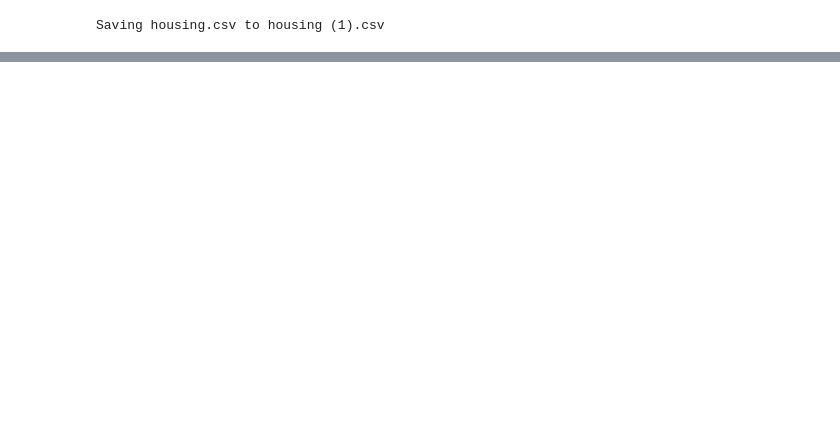
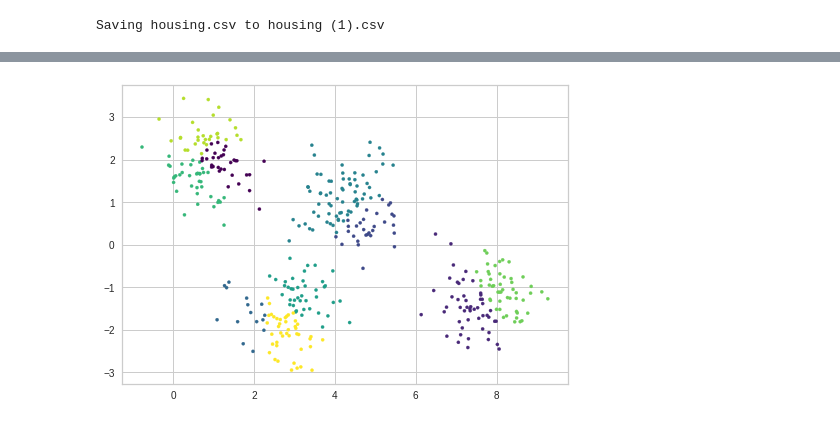
Before and after one commit to champsleague/MachineLearning_Projects, a Jupyter notebook: ML_phw2.ipynb, the cells around one changed output, grey strips where cells are left out. Cells and saved outputs as stored; diff of their text form; code cells hidden in the pictures; blank space fills up the shorter version.

```diff
--- a/ML_phw2.ipynb
+++ b/ML_phw2.ipynb
@@ -102,0 +72,67 @@ df_normalize
+# %%
+import io
+import pandas as pd
+import numpy as np
+from sklearn.preprocessing import MinMaxScaler
+from sklearn.preprocessing import MaxAbsScaler
+from sklearn.preprocessing import StandardScaler
+from sklearn.preprocessing import RobustScaler
+from sklearn import preprocessing
+from sklearn.preprocessing import LabelEncoder
+from sklearn.cluster import KMeans
+import matplotlib.pyplot as plt
+import seaborn as sns
+from sklearn.metrics import silhouette_score
+import sklearn.metrics as metrics
+
+
+df1 = pd.read_csv(io.StringIO(uploaded['housing.csv'].decode('utf-8')))
+del df1['median_house_value']
+df = df1.replace('', np.nan)
+df= df.dropna()
+
+# creating an instance of labelencoder
+labelencoder = LabelEncoder()
+
+# Assigning numerical values and storing it in another column 'ocean_prox_n'
+df['ocean_prox_n'] = labelencoder.fit_transform(df['ocean_proximity'])
+del df['ocean_proximity']
+df
+
+# scale features
+df_normalize = (df - df.min())/ (df.max() - df.min())
+
+
+# # Building KMeans model with K=4 (Training and Predicting)
+# # Instantiating
+# kmeans4 = KMeans(n_clusters = 4)
+
+# # Training the model
+# kmeans4.fit(df)
+
+# # predicting
+# y_pred = kmeans4.fit_predict(df)
+# print(y_pred)
+
+# # Storing the y_pred values in a new column
+# df['Cluster'] = y_pred+1 #to start the cluster number from 1
+
+# plt.figure(figsize=(12,6))
+# sns.set_palette("pastel")
+# sns.scatterplot(x=df['longitude'], y = df['latitude'], hue=df['population'],palette='bright')
+
+
+# generate some data
+from sklearn.mixture import GaussianMixture
+df, y_true = make_blobs(n_samples=400, centers=4,cluster_std=0.60, random_state=0)
+X = df[:, ::-1]
+
+# flip axes for better plotting
+# create a GMM model and train it
+gmm = GaussianMixture(n_components=4).fit(X)
+# cluster the data
+labels = gmm.predict(X)
+# plot the clusters
+plt.scatter(X[:, 0], X[:, 1], c=labels, s=40, cmap='viridis');
+# %% [output]
+[figure, added]
```
Also changed, not shown: parts of 1 cell of this notebook.
